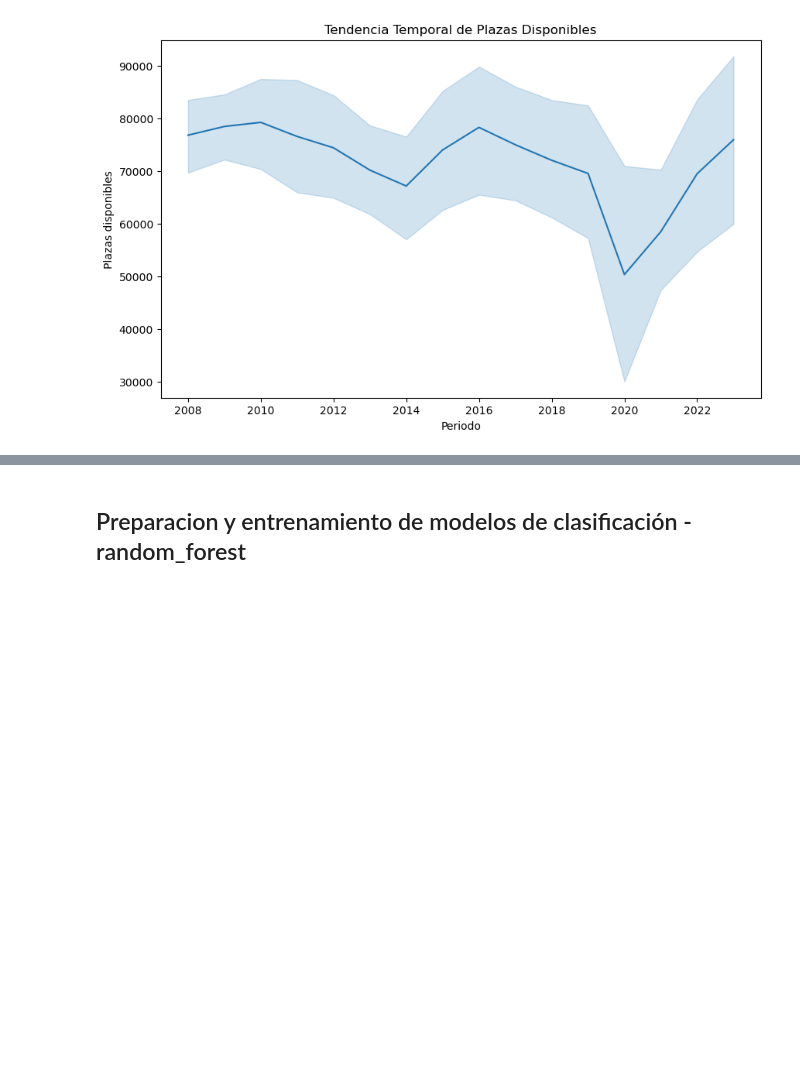
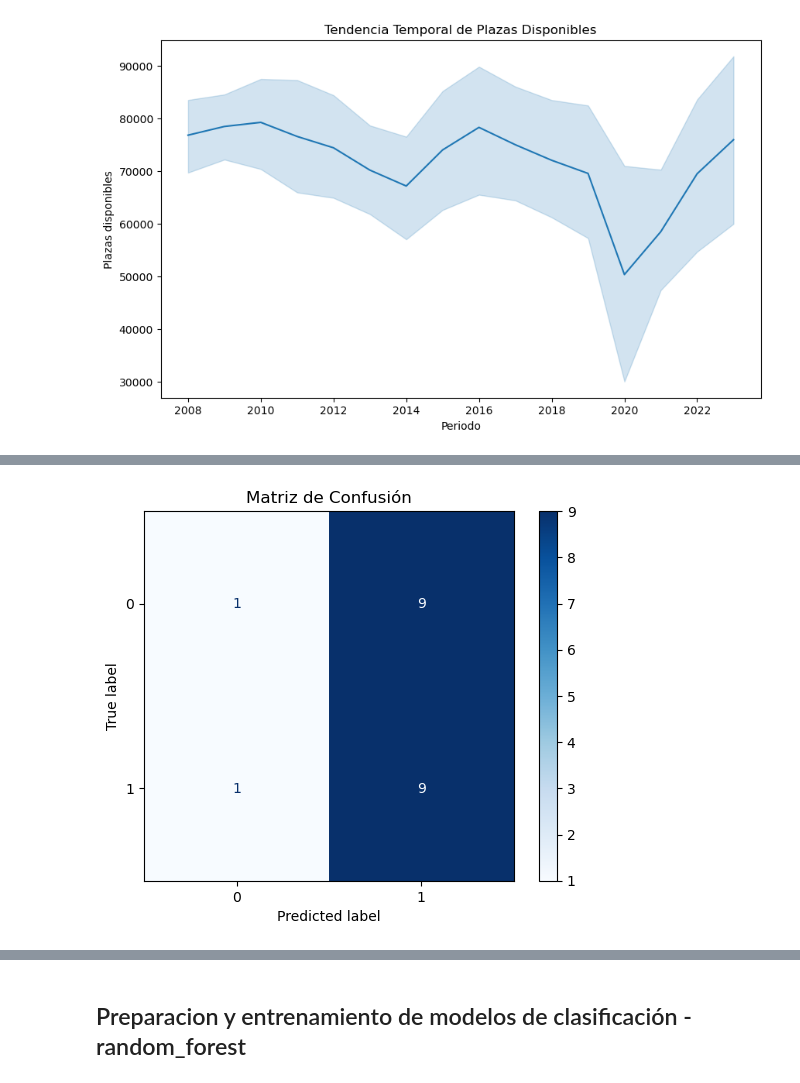
Before and after one commit to edfedo/Plazas_Disponibles_Hotelero, a Jupyter notebook: notebooks/1_plazas_disponibles_hotelero.ipynb, the cells around one changed output, grey strips where cells are left out. Drawn from its saved outputs; the diff is of its cells as text; code cells hidden in the pictures; blank space fills up the shorter version.

```diff
--- a/notebooks/1_plazas_disponibles_hotelero.ipynb
+++ b/notebooks/1_plazas_disponibles_hotelero.ipynb
@@ -196,0 +225,42 @@ plt.show()
+# %%
+import pandas as pd
+import numpy as np
+from sklearn.model_selection import train_test_split
+from sklearn.ensemble import RandomForestClassifier
+from sklearn.metrics import confusion_matrix, ConfusionMatrixDisplay
+import matplotlib.pyplot as plt
+
+# Crear un DataFrame de ejemplo con datos ficticios
+data = {
+    'Periodo': np.random.randint(2008, 2024, size=100),
+    'Mes': np.random.randint(1, 13, size=100),
+    'Establecimientos': np.random.randint(20, 30, size=100),
+    'Plazas disponibles': np.random.randint(30000, 100000, size=100),
+    'Habitaciones o Unidades disponibles': np.random.randint(5000, 40000, size=100),
+    'ResultadoBool': np.random.randint(0, 2, size=100)  # Variable binaria para clasificación
+}
+
+df = pd.DataFrame(data)
+
+# Dividir los datos en conjuntos de entrenamiento y prueba
+X = df[['Periodo', 'Mes', 'Establecimientos', 'Plazas disponibles', 'Habitaciones o Unidades disponibles']]
+y = df['ResultadoBool']
+X_train, X_test, y_train, y_test = train_test_split(X, y, test_size=0.2, random_state=42)
+
+# Entrenar un modelo de clasificación (Random Forest)
+clf = RandomForestClassifier(random_state=42)
+clf.fit(X_train, y_train)
+
+# Hacer predicciones sobre el conjunto de prueba
+y_pred = clf.predict(X_test)
+
+# Crear la matriz de confusión
+cm = confusion_matrix(y_test, y_pred)
+disp = ConfusionMatrixDisplay(confusion_matrix=cm)
+
+# Visualizar la matriz de confusión
+disp.plot(cmap=plt.cm.Blues)
+plt.title('Matriz de Confusión')
+plt.show()
+# %% [output]
+[figure, added]
```
Also changed, not shown: parts of 3 cells of this notebook.
